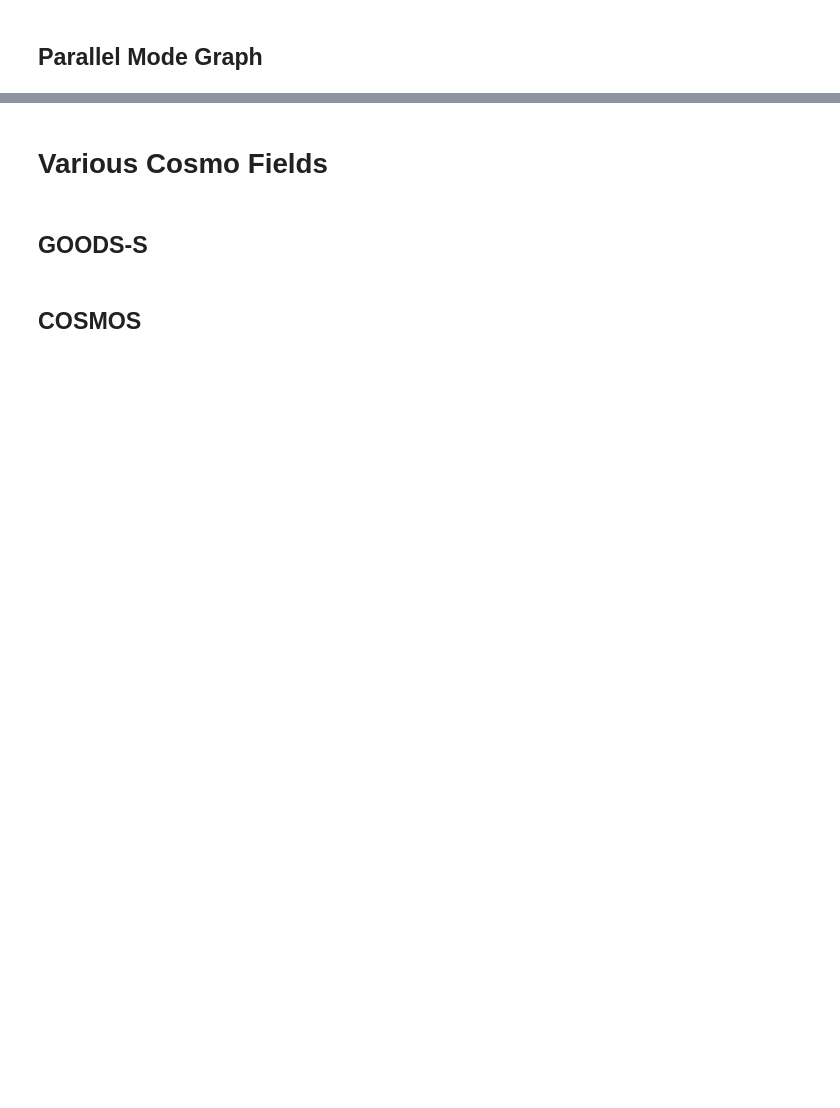
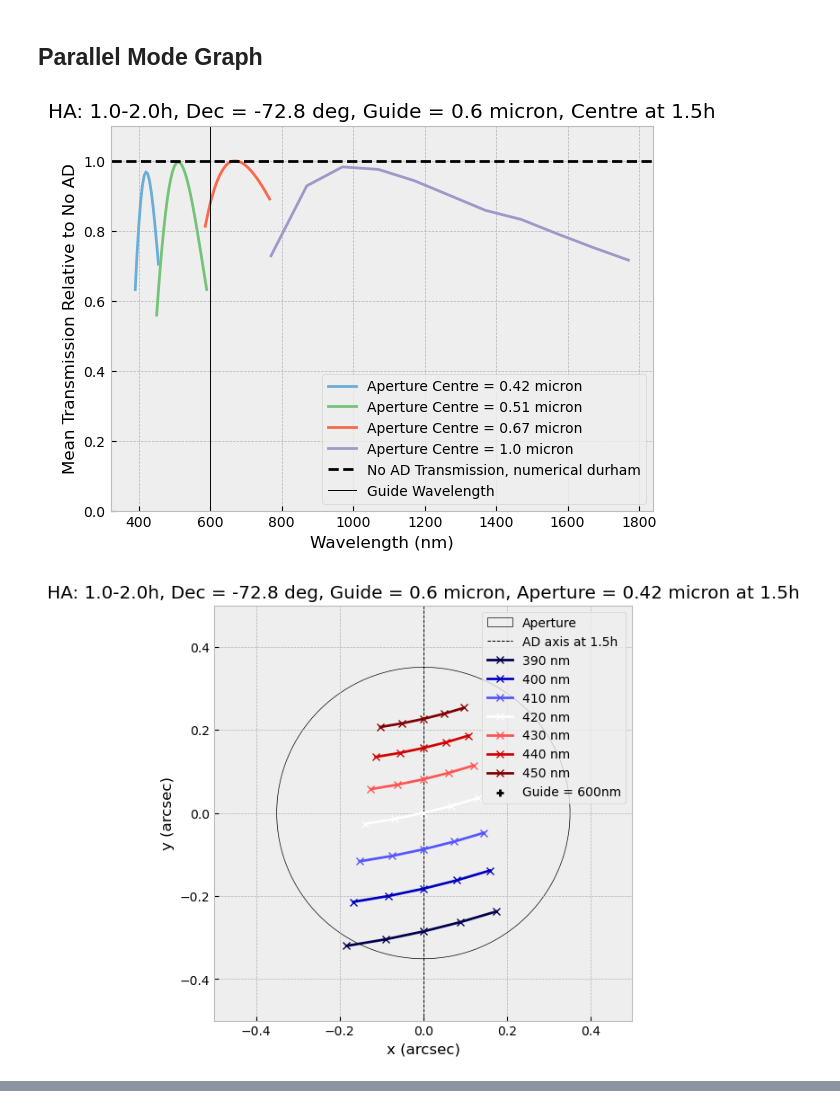
Before and after one commit to JamianStephan/MOSAIC-AD-Analysis, a Jupyter notebook: Main-Version/Integration Graphs.ipynb, the cells around one changed output, grey strips where cells are left out. Drawn from its saved outputs; the diff is of its cells as text; code cells hidden in the pictures; blank space fills up the shorter version.

```diff
--- a/Main-Version/Integration Graphs.ipynb
+++ b/Main-Version/Integration Graphs.ipynb
@@ -314,45 +323,48 @@ def plot_integ_trans_parallel(analysis,aperture_B,aperture_V,aperture_R,aperture
 # %%
 #To plot parallel graphs, it is much more compact as a function takes care of the bands.
 analysis=AD_analysis()
-
+analysis.conditions['pressure']=750* u.mBa
 #Change values below for different parallel observing cases
 HA_range=np.linspace(1,2,21)
-targ_dec=0*u.deg
-centring=0
-aperture_B=[.4]*u.micron
-aperture_V=[.49]*u.micron
-aperture_R=[.69]*u.micron
-aperture_NIR=[1.6]*u.micron
+targ_dec=-72.8*u.deg
+centring="mid HA"
+aperture_B=[.42]*u.micron
+aperture_V=[.51]*u.micron
+aperture_R=[.67]*u.micron
+aperture_NIR=[1]*u.micron
 guide=.6*u.micron
 
 #Desired airmasses
 analysis.load_airmasses(HA_range=HA_range,targ_dec=targ_dec)
 #Calculates shifts/transmissions/mean transmission and plots
-plot_integ_trans_parallel(analysis,aperture_B,aperture_V,aperture_R,aperture_NIR,guide,method="numerical moffat",aperture="hexagons",sample_val=[5*u.nm,100*u.nm],centring=centring,parallatic=True)
+plot_integ_trans_parallel(analysis,aperture_B,aperture_V,aperture_R,aperture_NIR,guide,method="numerical durham",aperture="hexagons",sample_val=[5*u.nm,100*u.nm],centring=centring,parallatic=True)
 plt.title("HA: {}-{}h, Dec = {}, Guide = {}, Centre at {}".format(analysis.input['HA_range'][0],analysis.input['HA_range'][-1],analysis.input['targ_dec'],guide,analysis.input['centred_on']))
 
 #Corresponding track plots to above graph. Number of HA values, and so centred_on, and sampling has changed to reduce information on the plot.
 # #Two options for y-axis: "centring", which is +y axis is along centring index dispersion direction, or "PA" where +y axis is PA=0
 analysis=AD_analysis()
 analysis.load_band('LR','VIS','B','B',sampling=10*u.nm) #Change for wanted observing mode
 analysis.load_airmasses(HA_range=np.linspace(1,2,5),targ_dec=targ_dec)
 analysis.calculate_shifts(guide,aperture_B[0],centring=centring)
 int_analysis.track_plot(analysis,y_axis="centring")
 
 analysis=AD_analysis()
 analysis.load_band('LR','VIS','V','V',sampling=20*u.nm) #Change for wanted observing mode
 analysis.load_airmasses(HA_range=np.linspace(1,2,5),targ_dec=targ_dec)
 analysis.calculate_shifts(guide,aperture_V[0],centring=centring)
 int_analysis.track_plot(analysis,y_axis="centring")
 
 analysis=AD_analysis()
 analysis.load_band('LR','VIS','R','R',sampling=30*u.nm) #Change for wanted observing mode
 analysis.load_airmasses(HA_range=np.linspace(1,2,5),targ_dec=targ_dec)
 analysis.calculate_shifts(guide,aperture_R[0],centring=centring)
 int_analysis.track_plot(analysis,y_axis="centring")
 
 analysis=AD_analysis()
 analysis.load_band('LR','NIR','IY','H',sampling=200*u.nm) #Change for wanted observing mode
 analysis.load_airmasses(HA_range=np.linspace(1,2,5),targ_dec=targ_dec)
 analysis.calculate_shifts(guide,aperture_NIR[0],centring=centring)
 int_analysis.track_plot(analysis,y_axis="centring")
+# %% [output]
+[figure, added]
+[figure, added]
@@ -395,7 +410,3 @@ analysis.load_band('LR','NIR','IY','H',sampling=200*u.nm)
 analysis.load_airmasses(HA_range=np.linspace(1,2,5),targ_dec=targ_dec)
 analysis.calculate_shifts(guide,aperture_NIR[0],centring=centring)
 int_analysis.track_plot(analysis,y_axis="centring")
-# %% [markdown]
-# Various Cosmo Fields
-# %% [markdown]
-## GOODS-S
@@ -441,2 +412,0 @@ int_analysis.track_plot(analysis,y_axis="centring")
-# %% [markdown]
-## COSMOS
```
Also changed, not shown: parts of 20 cells of this notebook, 17 other files.
